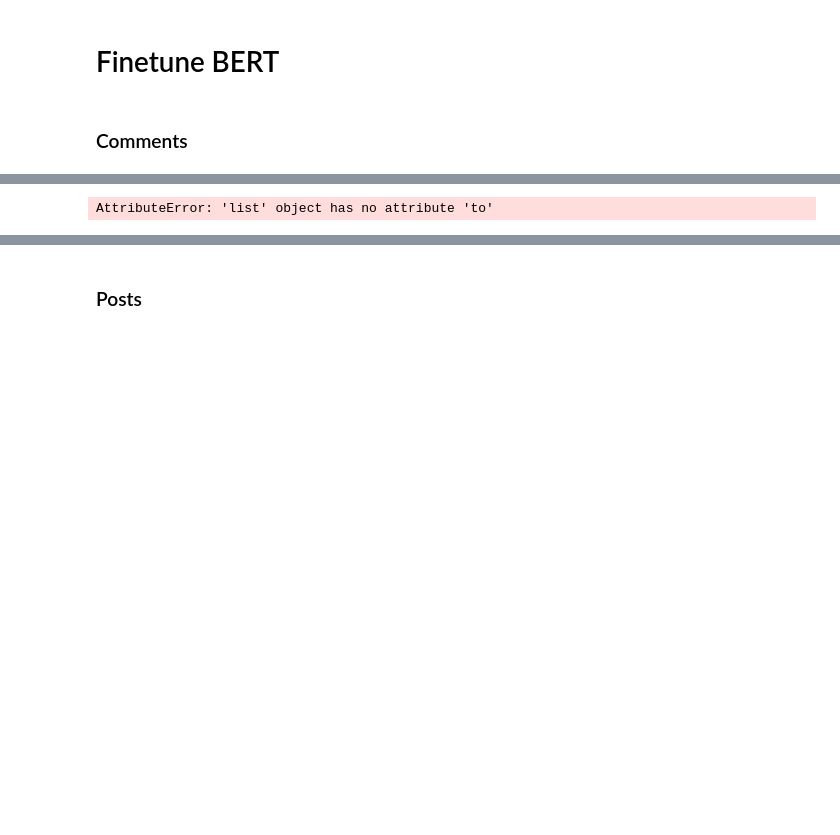
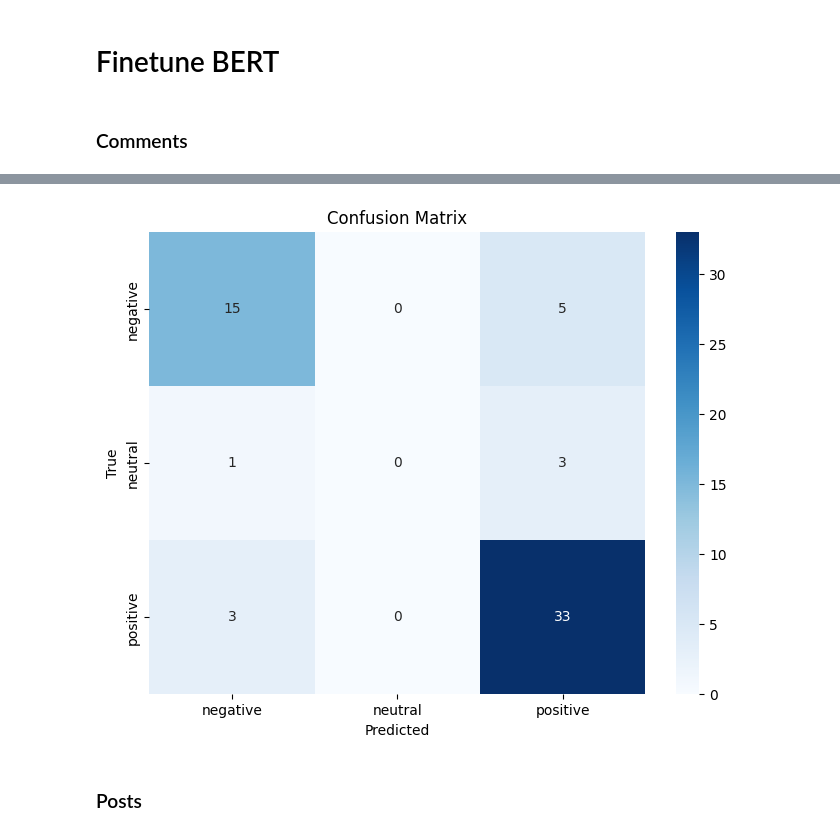
Before and after one commit to gckang/nlp-reddit-election-posts-proj, a Jupyter notebook: new_finetune_bert.ipynb, the cells around one changed output, grey strips where cells are left out. Drawn from its saved outputs; the diff is of its cells as text; code cells hidden in the pictures; blank space fills up the shorter version.

Commit message:
updated fine tuned model, test accuracy 80%

```diff
--- a/new_finetune_bert.ipynb
+++ b/new_finetune_bert.ipynb
@@ -129,7 +156,7 @@ training_args = TrainingArguments(
     learning_rate=2e-5,
     per_device_train_batch_size=batch_size,
     per_device_eval_batch_size=batch_size,
-    num_train_epochs=5,
+    num_train_epochs=15,
     weight_decay=0.01,
     load_best_model_at_end=True,
     metric_for_best_model='accuracy',
@@ -162,48 +201,23 @@ Evaluation Log: {'eval_loss': 0.8487539291381836, 'eval_accuracy': 0.6, 'eval_ru
-# %%
-def finetune_confusion(test_dataset, fig_name):
-    batch_size = 32  # Set the batch size
-    def collate_fn(batch):
-        return {
-            'input_ids': torch.stack([item['input_ids'] for item in batch]),
-            'attention_mask': torch.stack([item['attention_mask'] for item in batch]),
-            'label': torch.stack([item['label'] for item in batch]),
-        }
-
-    test_dataloader = DataLoader(test_dataset, batch_size=batch_size, shuffle=False, collate_fn=collate_fn)
-
-    all_labels = []
-    all_preds = []
-
-    # Iterate over the test dataset
-    for batch in test_dataloader:
-        # Get inputs and labels, move them to the device
-        input_ids = batch['input_ids'].to(device)
-        attention_mask = batch['attention_mask'].to(device)
-        labels = batch['label'].to(device)
-
-        # Forward pass
-        with torch.no_grad():
-            outputs = model(input_ids=input_ids, attention_mask=attention_mask)
-
-        # Get predicted class (argmax on logits)
-        preds = torch.argmax(outputs.logits, dim=1)
-
-        # Append to lists
-        all_labels.extend(labels.cpu().numpy())
-        all_preds.extend(preds.cpu().numpy())
-
-    cm = confusion_matrix(all_labels, all_preds)
-    print(cm)
-
-    plt.figure(figsize=(8, 6))
-    sns.heatmap(confusion_matrix, annot=True, fmt='d', cmap='Blues', cbar=True)
-
-    plt.title(fig_name)
-    plt.ylabel('Ground Truth Label')
-    plt.xlabel('Predicted Label')
-
-    plt.show()
-
-finetune_confusion(test_dataset, 'Finetuned Model Confusion Matrix for Comments')
-# %% [output]
-AttributeError: 'list' object has no attribute 'to'
+# %%
+import numpy as np
+labels = ['negative', 'neutral', 'positive']
+# Get predictions on the test dataset using Trainer.predict()
+predictions = trainer.predict(test_dataset)
+
+# Extract predicted labels (argmax of the logits)
+pred_labels = np.argmax(predictions.predictions, axis=-1)
+
+# Extract true labels
+true_labels = predictions.label_ids
+
+# Compute the confusion matrix
+cm = confusion_matrix(true_labels, pred_labels)
+
+# Plot the confusion matrix using seaborn
+plt.figure(figsize=(8, 6))
+sns.heatmap(cm, annot=True, fmt='d', cmap='Blues', xticklabels=labels, yticklabels=labels)
+plt.title('Confusion Matrix')
+plt.xlabel('Predicted')
+plt.ylabel('True')
+plt.show()
+# %% [output]
@@ -210,3 +225,4 @@ AttributeError: 'list' object has no attribute 'to'
+[figure, added]
 # %% [markdown]
 ### Posts
 # %%
```
Also changed, not shown: parts of 10 cells of this notebook.
